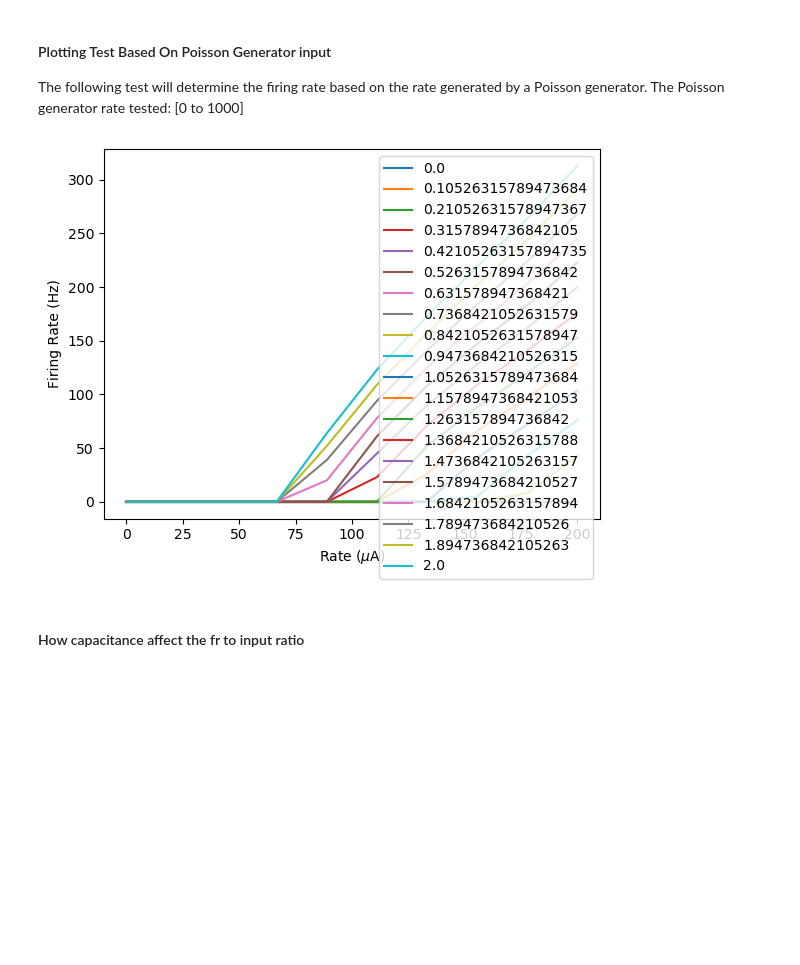
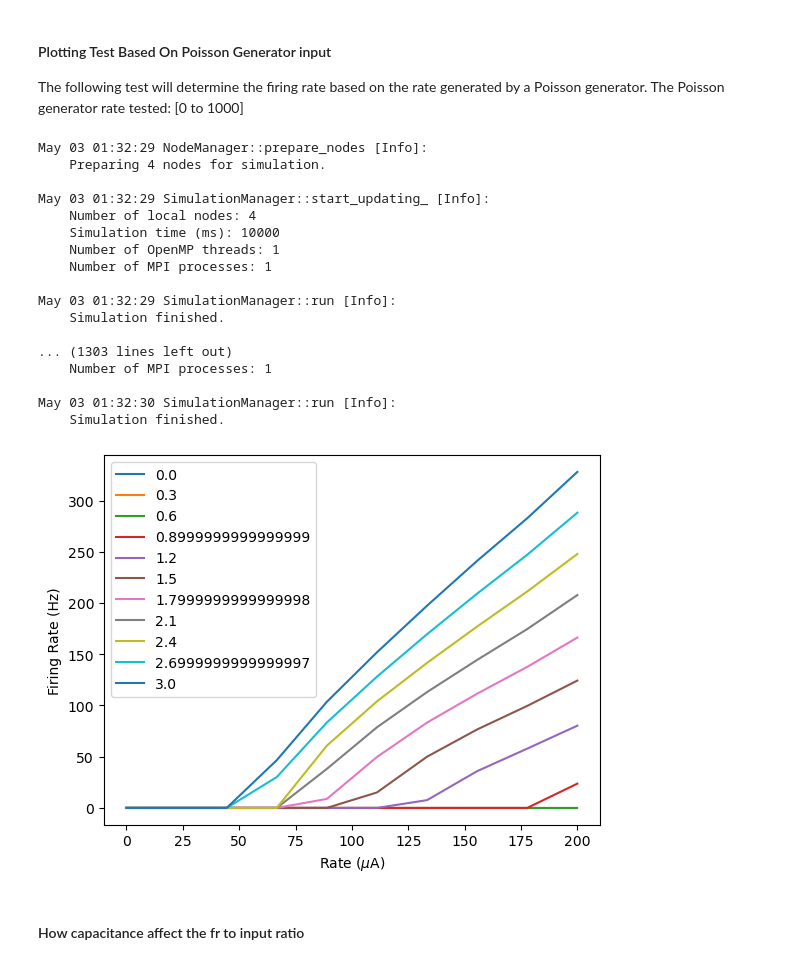
Before and after one commit to aung9htet/counting_snn, a Jupyter notebook: subitization_notebook.ipynb, the cells around one changed output. Cells and saved outputs as stored; diff of their text form; code cells hidden in the pictures; blank space fills up the shorter version.

```diff
--- a/subitization_notebook.ipynb
+++ b/subitization_notebook.ipynb
@@ -254,7 +253,7 @@ def test_current(current, capacitance):
     nest.Simulate(10000)
 
     # print(spike_recorder.get("events")["times"])
-    return len(spike_recorder.get("events")["times"]), multimeter.get()
+    return len(spike_recorder.get("events")["times"])/10, multimeter.get()
 # %% [markdown]
 #### Plotting Test Based On Current and Capacitance
 
@@ -288,8 +287,8 @@ def test_random_generator(rate, weight):
             "tau_syn_ex": 1000,             # ms rise time of the excitatory synaptic alpha function (i.e. to see the current for each spike decays)
             # "I_e": current * (10 ** 6),   # pA input current (commented)
             "I_e": 0,                       # pA input current
-            "tau_m": 50,                    # ms membrane time constant
-            "C_m": 26 * 10**6,              # pF membrane capacitance (calculated for R = 1)
+            "tau_m": 7,                    # ms membrane time constant
+            "C_m": 4 * 10**6,              # pF membrane capacitance (calculated for R = 1)
             "t_ref": 0                      # ms refractory period
         }
 
@@ -317,7 +316,7 @@ def test_random_generator(rate, weight):
     nest.Simulate(10000)
 
     # print(spike_recorder.get("events")["times"])
-    return len(spike_recorder.get("events")["times"]), multimeter.get()
+    return len(spike_recorder.get("events")["times"])/10, multimeter.get()
 # %% [markdown]
 #### Plotting Test Based On Poisson Generator input
 The following test will determine the firing rate based on the rate generated by a Poisson generator.
@@ -325,19 +324,36 @@ The Poisson generator rate tested: [0 to 1000]
 # %%
 plt.figure()
 rate_range = np.linspace(0, 200, 10)
-weight_range = np.linspace(0, 2, 20)
+weight_range = np.linspace(0, 3, 11)
 for w in weight_range:
     record_fr = np.empty(0)
     for r in rate_range:
         fr, _ = test_random_generator(r, w)
         record_fr = np.append(record_fr, fr)
     plt.plot(rate_range, record_fr, label=str(w))
 plt.legend()
 plt.xlabel("Rate ($\mu$A)")
 plt.ylabel("Firing Rate (Hz)")
 plt.show()
 # %% [output]
+May 03 01:32:29 NodeManager::prepare_nodes [Info]:
+    Preparing 4 nodes for simulation.
+
+May 03 01:32:29 SimulationManager::start_updating_ [Info]:
+    Number of local nodes: 4
+    Simulation time (ms): 10000
+    Number of OpenMP threads: 1
+    Number of MPI processes: 1
+
+May 03 01:32:29 SimulationManager::run [Info]:
+    Simulation finished.
+
+... (1303 lines left out)
+    Number of MPI processes: 1
+
+May 03 01:32:30 SimulationManager::run [Info]:
+    Simulation finished.
-[figure, old version]
+[figure, new version]
 # %% [markdown]
 #### How capacitance affect the fr to input ratio
 # %%
```
Also changed, not shown: parts of 15 cells of this notebook.
